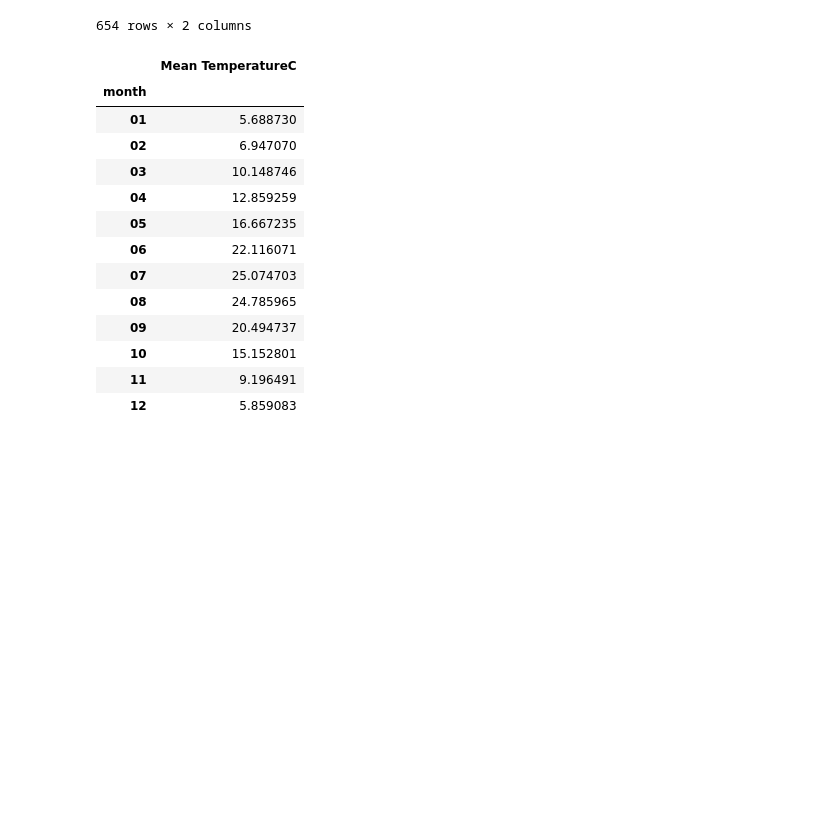
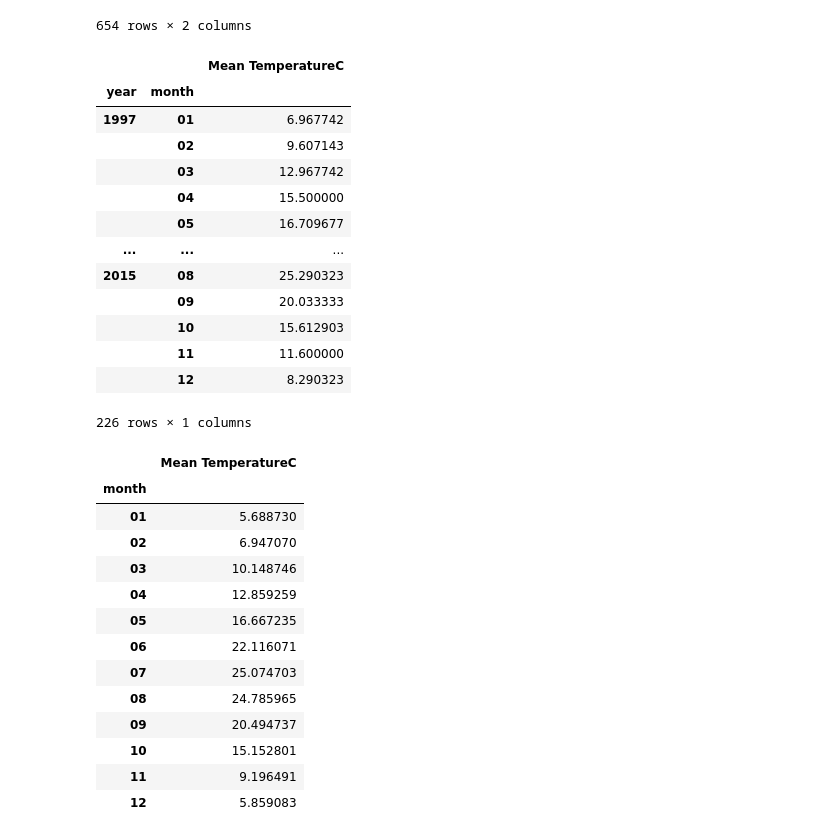
Before and after one commit to ArseniusShapar/ML_lab1, a Jupyter notebook: notebook.ipynb, the cells around one changed output. Cells and saved outputs as stored; diff of their text form; code cells hidden in the pictures; blank space fills up the shorter version.

```diff
--- a/notebook.ipynb
+++ b/notebook.ipynb
@@ -102,6 +100,23 @@ df[['month', 'Mean TemperatureC']][(df['Mean TemperatureC'] >= 0) & (df['Mean Te
 | 6520 | 03 | 4.0 |
 | 6521 | 03 | 4.0 |
 654 rows × 2 columns
+# %%
+df[['year', 'month', 'Mean TemperatureC']].groupby(['year', 'month']).mean()
+# %% [output]
+|  |  | Mean TemperatureC |
+| year | month |  |
+| 1997 | 01 | 6.967742 |
+|  | 02 | 9.607143 |
+|  | 03 | 12.967742 |
+|  | 04 | 15.500000 |
+|  | 05 | 16.709677 |
+| ... | ... | ... |
+| 2015 | 08 | 25.290323 |
+|  | 09 | 20.033333 |
+|  | 10 | 15.612903 |
+|  | 11 | 11.600000 |
+|  | 12 | 8.290323 |
+226 rows × 1 columns
 # %%
 df[['month', 'Mean TemperatureC']].groupby(['month']).mean()
 # %% [output]
```
Also changed, not shown: parts of 4 cells of this notebook.
